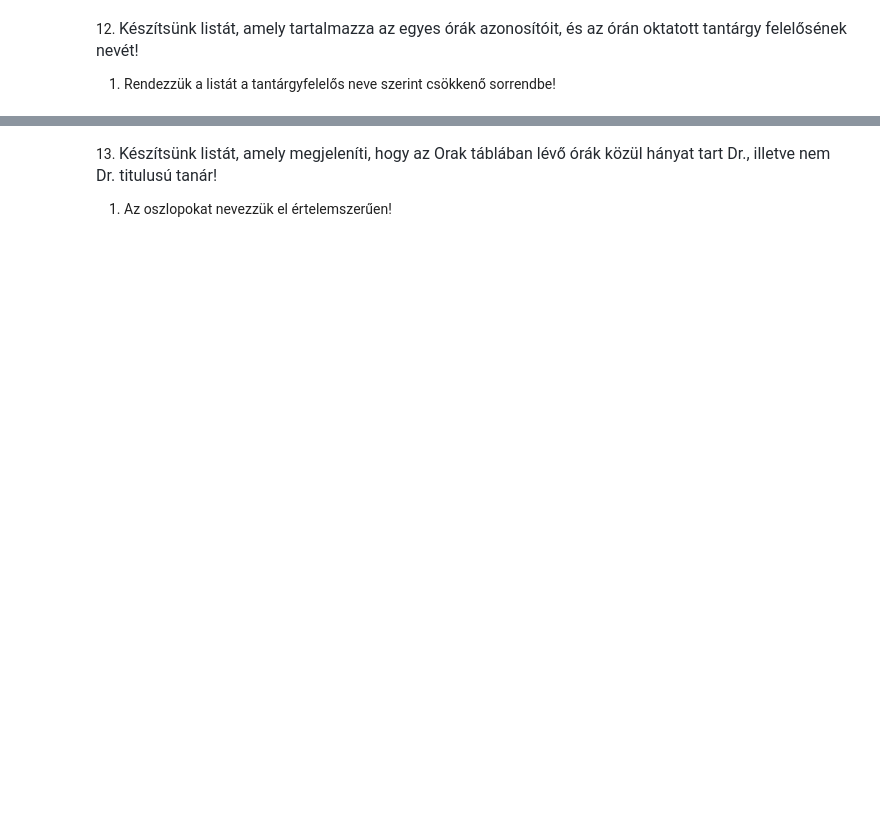
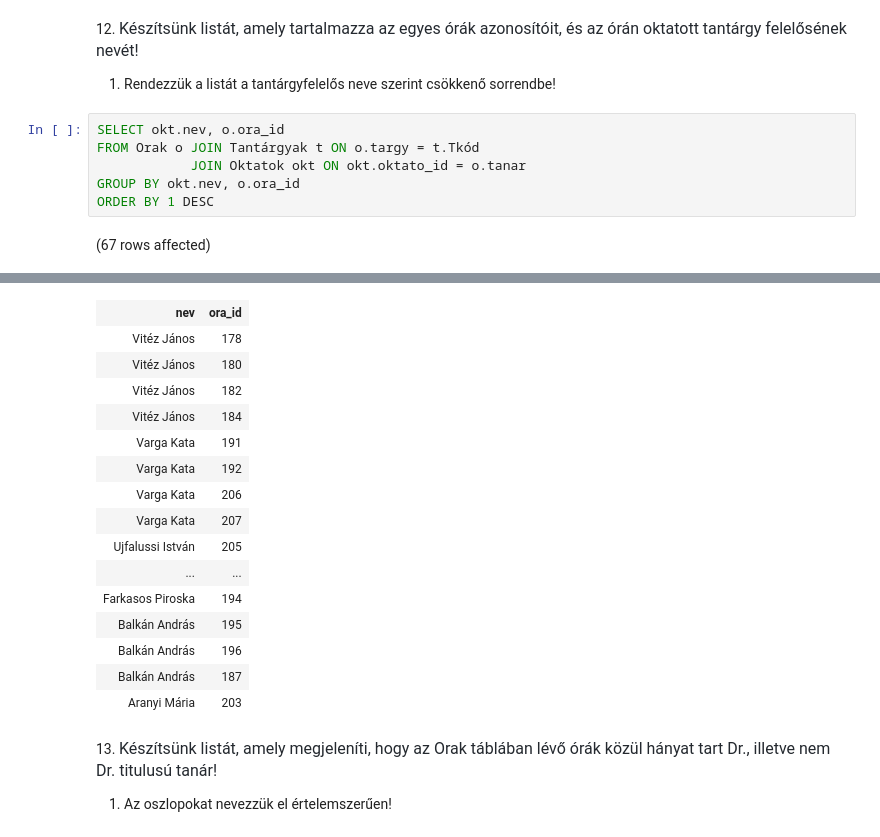
Before and after one commit to MikicsTamas/Adatb-zisok, a Jupyter notebook: gyakorlat02_feladatok .ipynb, the cells around one changed output, grey strips where cells are left out. Cells and saved outputs as stored; diff of their text form; blank space fills up the shorter version.

```diff
--- a/gyakorlat02_feladatok .ipynb
+++ b/gyakorlat02_feladatok .ipynb
@@ -251,3 +268,11 @@ SELECT GETDATE()
 12. <span style="color: rgb(36, 41, 47); font-family: -apple-system, BlinkMacSystemFont, &quot;Segoe UI&quot;, Helvetica, Arial, sans-serif, &quot;Apple Color Emoji&quot;, &quot;Segoe UI Emoji&quot;; font-size: 16px;">Készítsünk listát, amely tartalmazza az egyes órák azonosítóit, és az órán oktatott tantárgy felelősének nevét!</span>
 
 1. Rendezzük a listát a tantárgyfelelős neve szerint csökkenő sorrendbe!
+# %%
+SELECT okt.nev, o.ora_id
+FROM Orak o JOIN Tantárgyak t ON o.targy = t.Tkód
+            JOIN Oktatok okt ON okt.oktato_id = o.tanar
+GROUP BY okt.nev, o.ora_id
+ORDER BY 1 DESC
+# %% [output]
+(67 rows affected)
@@ -254,3 +280,19 @@ SELECT GETDATE()
+| nev | ora_id |
+| Vitéz János | 178 |
+| Vitéz János | 180 |
+| Vitéz János | 182 |
+| Vitéz János | 184 |
+| Varga Kata | 191 |
+| Varga Kata | 192 |
+| Varga Kata | 206 |
+| Varga Kata | 207 |
+| Ujfalussi István | 205 |
+| ... | ... |
+| Farkasos Piroska | 194 |
+| Balkán András | 195 |
+| Balkán András | 196 |
+| Balkán András | 187 |
+| Aranyi Mária | 203 |
 # %% [markdown]
 13. <span style="color: rgb(36, 41, 47); font-family: -apple-system, BlinkMacSystemFont, &quot;Segoe UI&quot;, Helvetica, Arial, sans-serif, &quot;Apple Color Emoji&quot;, &quot;Segoe UI Emoji&quot;; font-size: 16px;">Készítsünk listát, amely megjeleníti, hogy az Orak táblában lévő órák közül hányat tart Dr., illetve nem Dr. titulusú tanár!</span>
 
```
Also changed, not shown: parts of 8 cells of this notebook.
